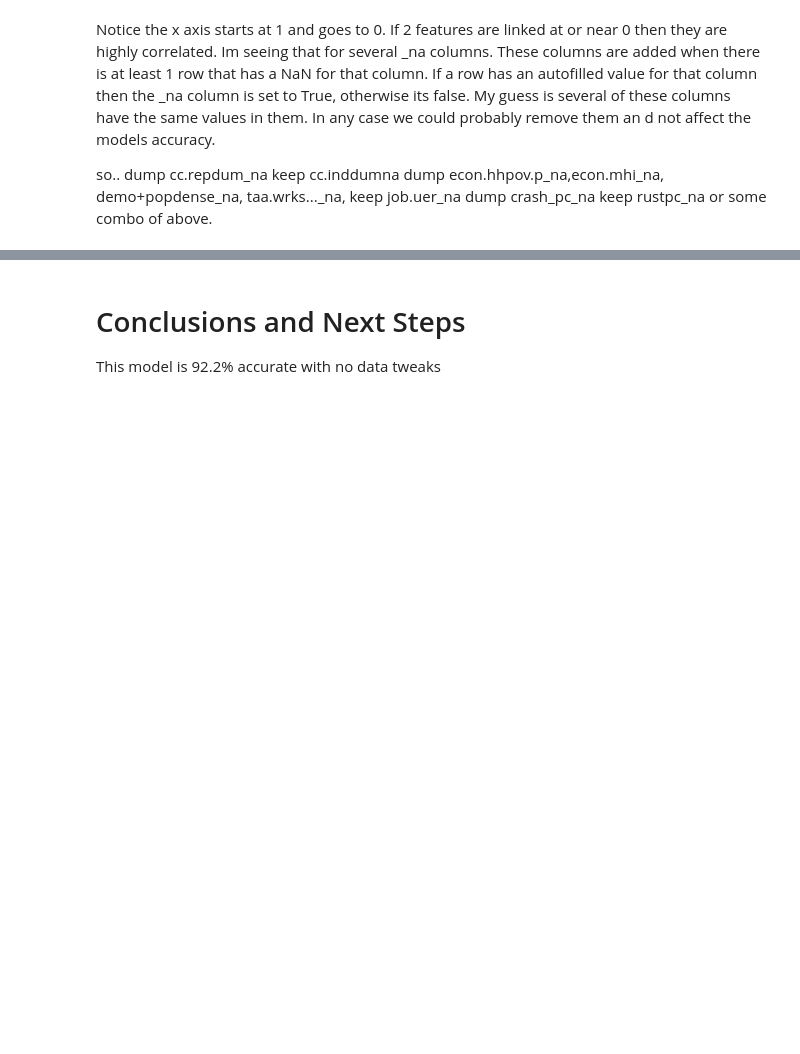
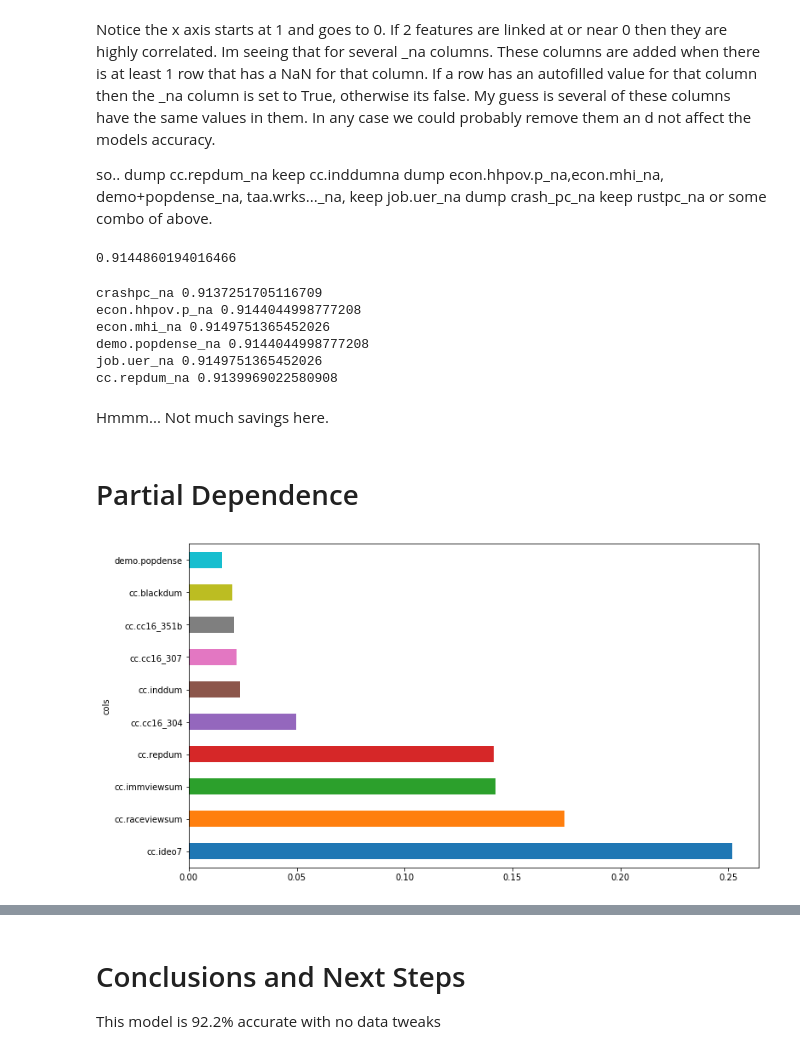
Before and after one commit to kperkins411/VoterAnalysis, a Jupyter notebook: VA_RandomForest.ipynb, the cells around one changed output, grey strips where cells are left out. Drawn from its saved outputs; the diff is of its cells as text; code cells hidden in the pictures; blank space fills up the shorter version.

```diff
--- a/VA_RandomForest.ipynb
+++ b/VA_RandomForest.ipynb
@@ -230,7 +234,7 @@ to_keep=fi[fi.imp>0.008].cols; len(to_keep)
 trn_keep = trn[to_keep].copy()
 tst_keep = tst[to_keep].copy()
 # %%
-m1 = RandomForestRegressor(n_estimators=2000, n_jobs=-1,
+m1 = RandomForestClassifier(n_estimators=100, n_jobs=-1,
                         oob_score=True, max_features='auto', min_samples_leaf=5)
 m1.fit(trn_keep, trn_y)
 # %% [output]
@@ -288,3 +292,31 @@ so.. dump cc.repdum_na keep cc.inddumna
 dump econ.hhpov.p_na,econ.mhi_na, demo+popdense_na, taa.wrks..._na, keep job.uer_na
 dump crash_pc_na keep rustpc_na
 or some combo of above.
+# %%
+
+def get_oob(df,y):
+    m= RandomForestClassifier(n_estimators=40,  min_samples_leaf=5, max_features=0.6, n_jobs=-1, oob_score=True)
+    m.fit(df, y)
+    return m.oob_score_
+
+#get unaltered score
+get_oob(trn, trn_y)
+# %% [output]
+0.9144860194016466
+# %%
+# train_eval_dropped_columns = trn.copy()
+
+to_drop=['crashpc_na','econ.hhpov.p_na', 'econ.mhi_na','demo.popdense_na','job.uer_na','cc.repdum_na']
+for c in to_drop:
+    print(c, get_oob(trn.copy().drop(c, axis=1), trn_y))
+# %% [output]
+crashpc_na 0.9137251705116709
+econ.hhpov.p_na 0.9144044998777208
+econ.mhi_na 0.9149751365452026
+demo.popdense_na 0.9144044998777208
+job.uer_na 0.9149751365452026
+cc.repdum_na 0.9139969022580908
+# %% [markdown]
+Hmmm... Not much savings here.
+# %% [markdown]
+# Partial Dependence
@@ -290,0 +326,5 @@ or some combo of above.
+# %%
+#top 10
+plot_fi(rf_feat_importance(m1, trn_keep)[:10]);
+# %% [output]
+[figure, added]
```
Also changed, not shown: parts of 22 cells of this notebook, 1 other file.
